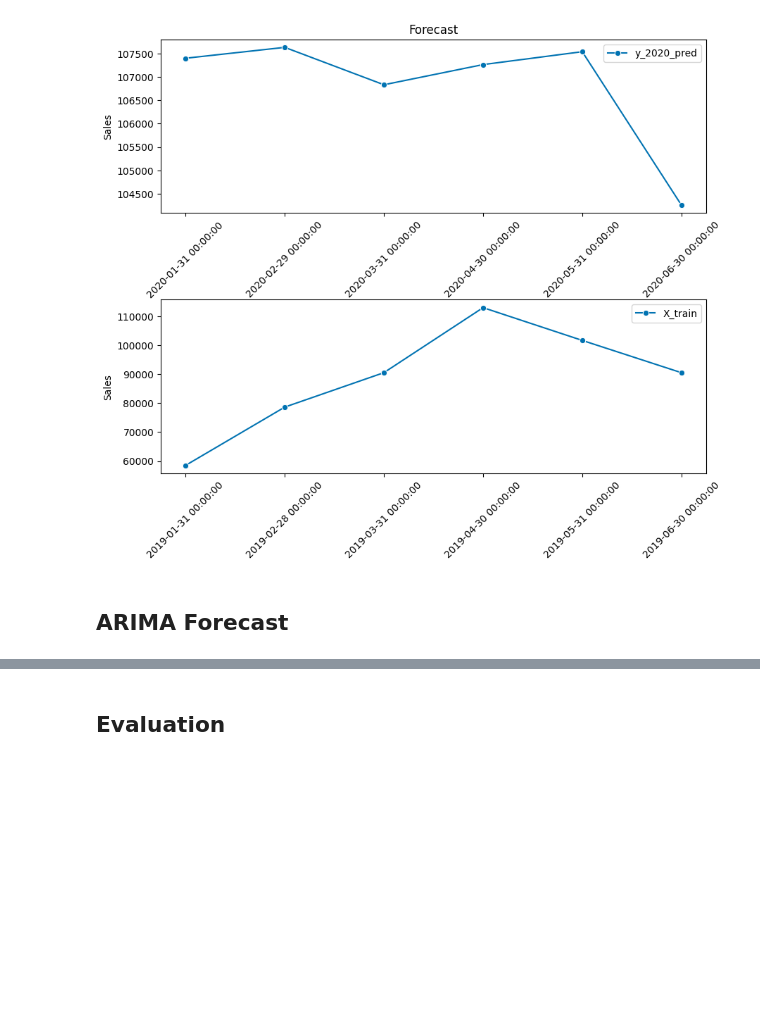
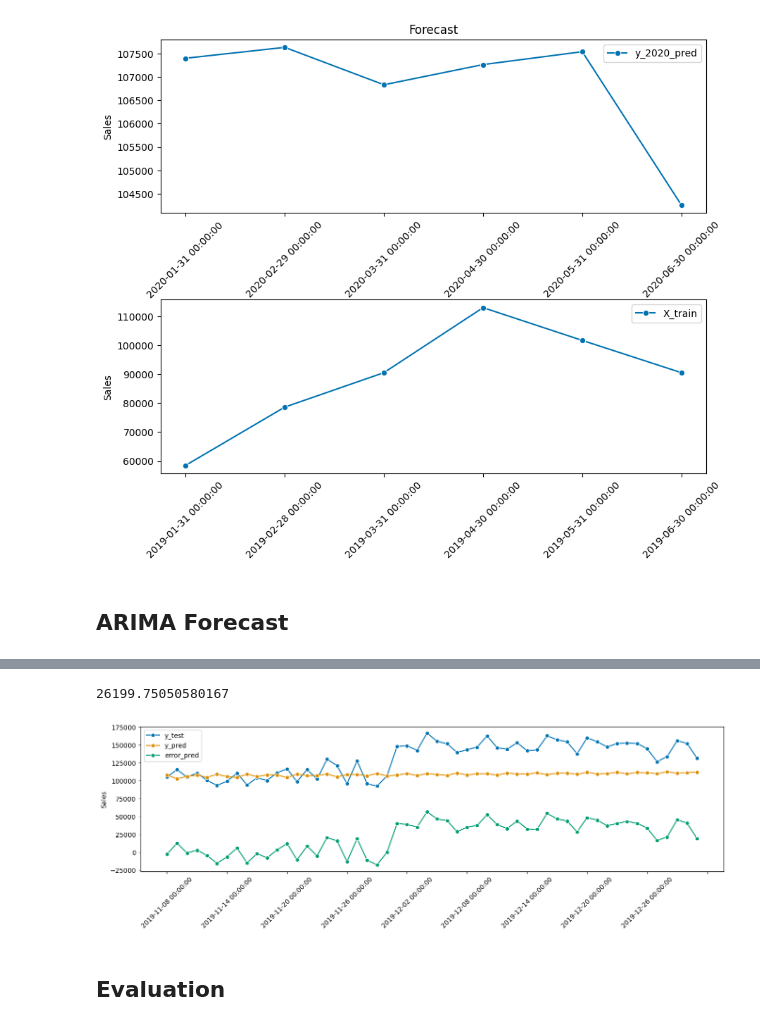
Before and after one commit to AllDataers/SalesPredictionGroupe4, a Jupyter notebook: notebooks/ml_prediction.ipynb, the cells around one changed output, grey strips where cells are left out. Saved outputs shown, nothing was run; the diff lists cells and outputs as text; code cells hidden in the pictures; blank space fills up the shorter version.

```diff
--- a/notebooks/ml_prediction.ipynb
+++ b/notebooks/ml_prediction.ipynb
@@ -299,3 +325,12 @@ Mean Absolute Percentage Error (MAPE): 0.3853614973926592
+# %%
+y_pred = arima_pipeline.predict(fh=fh)
+error_pred = X_test - y_pred
+plot_series(X_test, y_pred, error_pred, labels=["y_test", "y_pred", "error_pred"])
+plt.xticks(rotation=45)
+print(mean_absolute_error(X_test, y_pred))
+# %% [output]
+26199.75050580167
+[figure, added]
 # %% [markdown]
 ## Evaluation
 # %%
```
Also changed, not shown: parts of 14 cells of this notebook, 6 other files.
